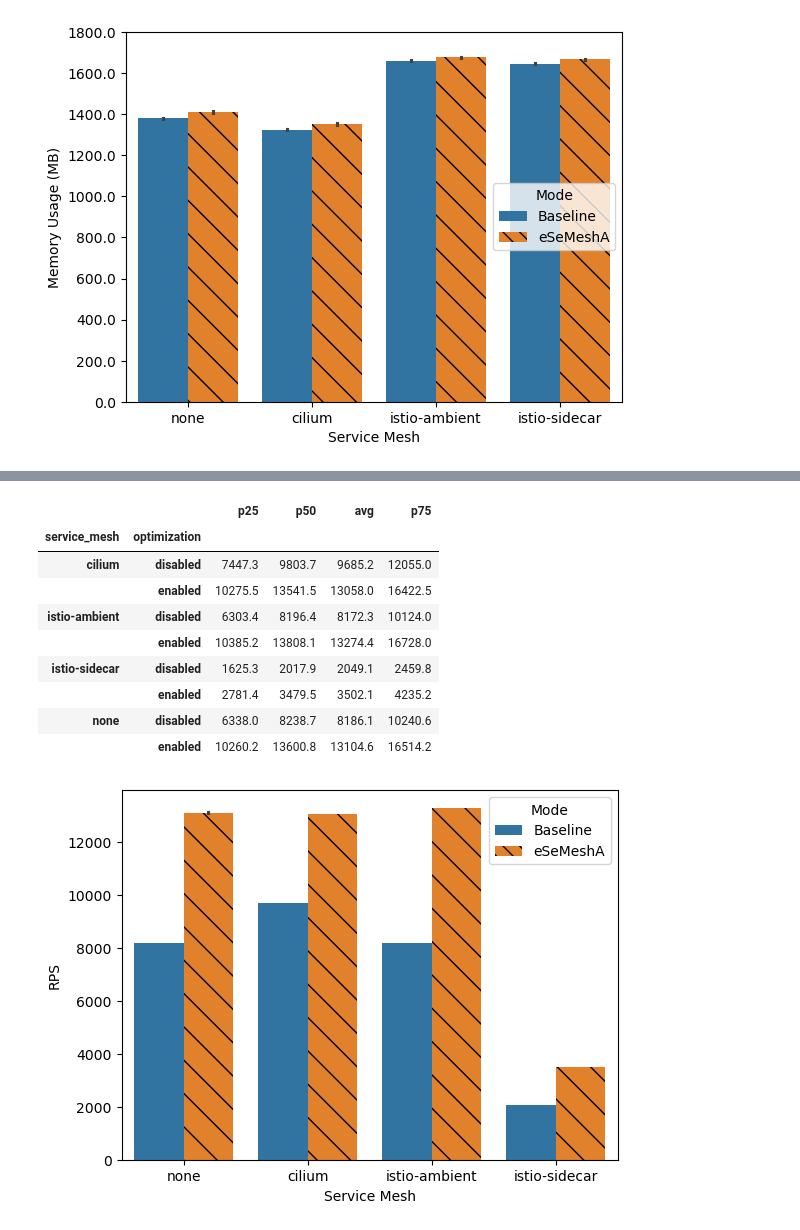
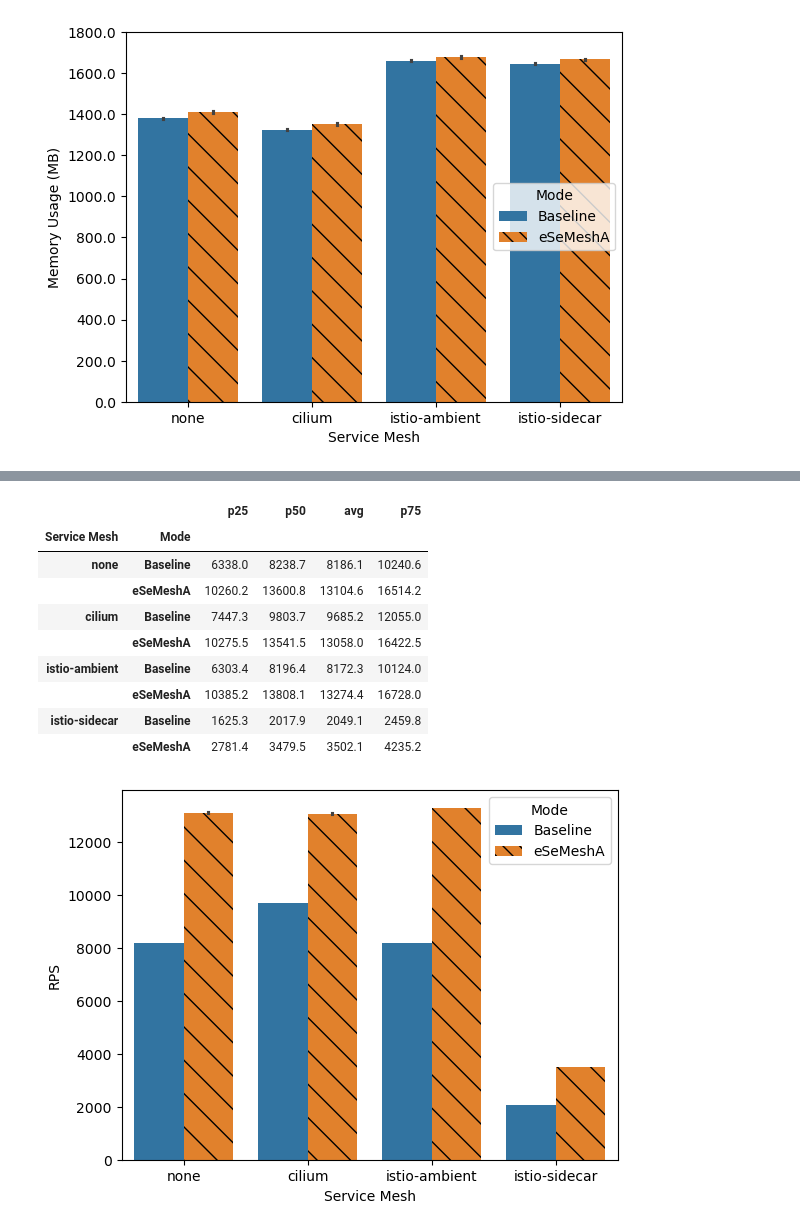
Before and after one commit to arthursimas1/mesh-fastpath, a Jupyter notebook: graphs/data-analysis.ipynb, the cells around one changed output, grey strips where cells are left out. Saved outputs shown, nothing was run; the diff lists cells and outputs as text; code cells hidden in the pictures.

Commit message:
notebook: more deterministic figure files + improved tables

```diff
--- a/graphs/data-analysis.ipynb
+++ b/graphs/data-analysis.ipynb
@@ -15,6 +19,12 @@ random.seed(42)
 # set fixed order of elements in graphs
 optimization_order = ['disabled', 'enabled']
 service_mesh_order = ['none', 'cilium', 'istio-ambient', 'istio-sidecar']
+# %%
+def set_index_order(df):
+    df = df.copy()
+    df = df.reindex(pd.MultiIndex.from_tuples([ (a, b) for a in service_mesh_order for b in optimization_order], names=['Service Mesh', 'Mode']))
+    df.index = pd.MultiIndex.from_tuples([ (a, {'disabled': 'Baseline', 'enabled': 'eSeMeshA'}[b]) for (a, b) in df.index.to_numpy()], names=['Service Mesh', 'Mode'])
+    return df
 # %%
 def update_legend(g, mapping):
     for text in g.get_legend().get_texts():
@@ -374,24 +413,25 @@ g.figure.savefig('ping-echo-barplot-cpu-usage.svg', bbox_inches='tight')
 # %%
 summary = ping_echo.groupby(['service_mesh', 'optimization'])['RPS'].agg(
     p25=lambda x: x.quantile(.25),
     p50=lambda x: x.quantile(.50),
     avg=lambda x: x.mean(),
     p75=lambda x: x.quantile(.75),
 )
+summary = set_index_order(summary)
 
 summary
 #print_latex(summary)
 # %% [output]
 |  |  | p25 | p50 | avg | p75 |
-| service_mesh | optimization |  |  |  |  |
-| cilium | disabled | 7447.3 | 9803.7 | 9685.2 | 12055.0 |
-|  | enabled | 10275.5 | 13541.5 | 13058.0 | 16422.5 |
-| istio-ambient | disabled | 6303.4 | 8196.4 | 8172.3 | 10124.0 |
-|  | enabled | 10385.2 | 13808.1 | 13274.4 | 16728.0 |
-| istio-sidecar | disabled | 1625.3 | 2017.9 | 2049.1 | 2459.8 |
-|  | enabled | 2781.4 | 3479.5 | 3502.1 | 4235.2 |
-| none | disabled | 6338.0 | 8238.7 | 8186.1 | 10240.6 |
-|  | enabled | 10260.2 | 13600.8 | 13104.6 | 16514.2 |
+| Service Mesh | Mode |  |  |  |  |
+| none | Baseline | 6338.0 | 8238.7 | 8186.1 | 10240.6 |
+|  | eSeMeshA | 10260.2 | 13600.8 | 13104.6 | 16514.2 |
+| cilium | Baseline | 7447.3 | 9803.7 | 9685.2 | 12055.0 |
+|  | eSeMeshA | 10275.5 | 13541.5 | 13058.0 | 16422.5 |
+| istio-ambient | Baseline | 6303.4 | 8196.4 | 8172.3 | 10124.0 |
+|  | eSeMeshA | 10385.2 | 13808.1 | 13274.4 | 16728.0 |
+| istio-sidecar | Baseline | 1625.3 | 2017.9 | 2049.1 | 2459.8 |
+|  | eSeMeshA | 2781.4 | 3479.5 | 3502.1 | 4235.2 |
 # %%
 g = sns.barplot(data=ping_echo, y='RPS', x='service_mesh', hue='optimization', order=service_mesh_order, hue_order=optimization_order)
 
```
Also changed, not shown: parts of 21 cells of this notebook, 5 other files.
